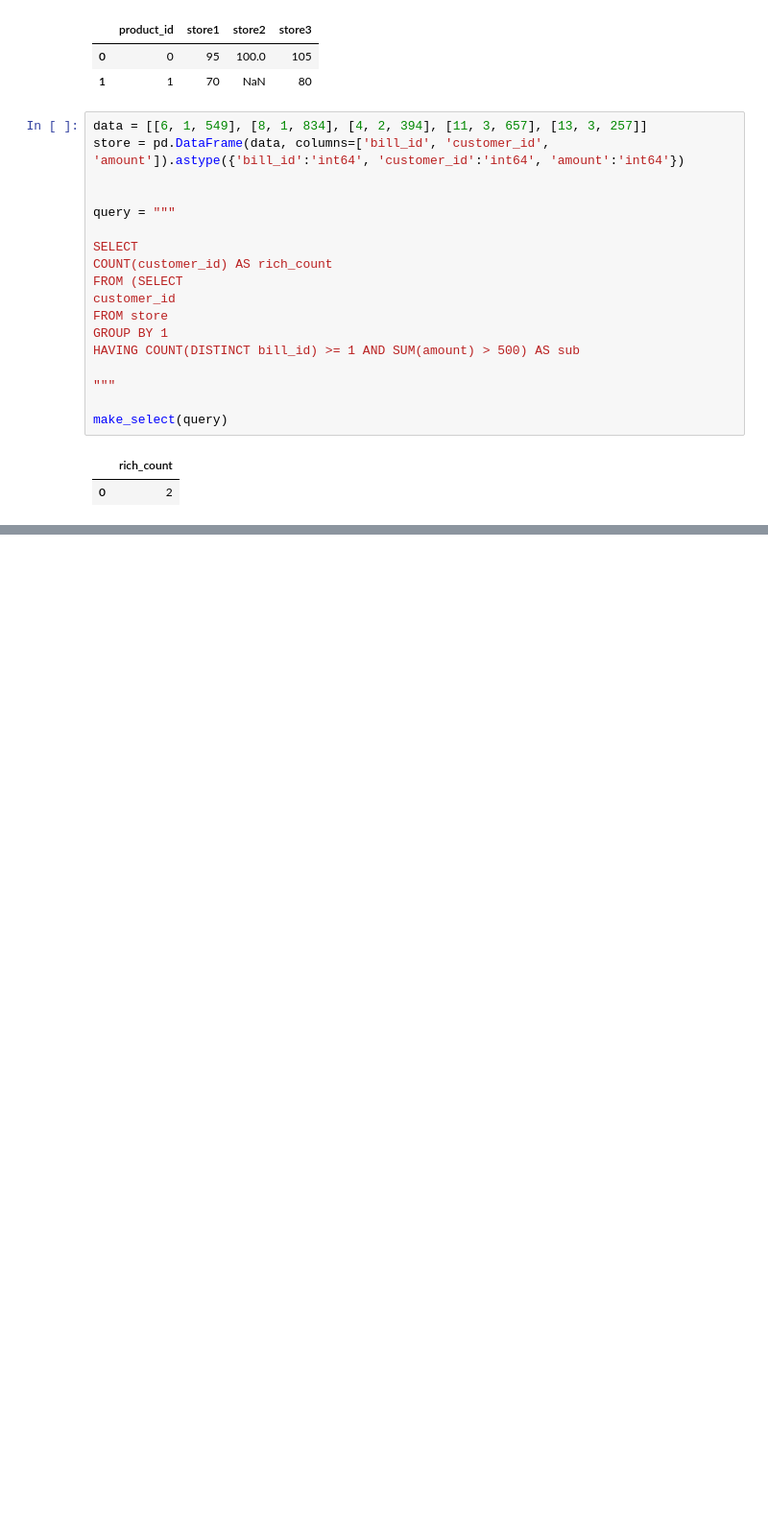
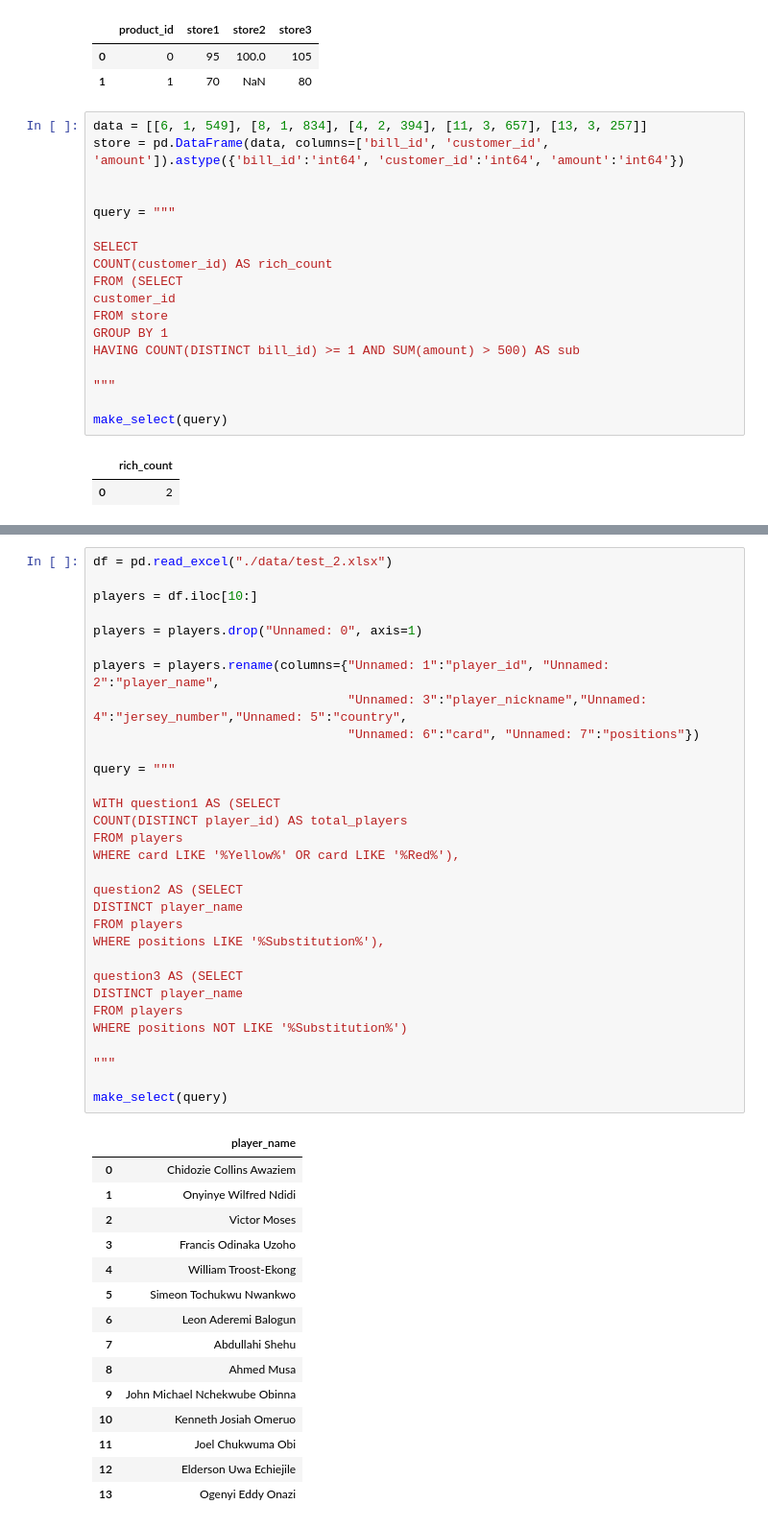
Before and after one commit to baxt1or/leetcode_database_problems, a Jupyter notebook: leetcode_sql_premium.ipynb, the cells around one changed output, grey strips where cells are left out. Shown at 96% size. Saved outputs shown, nothing was run; the diff lists cells and outputs as text; blank space fills up the shorter version.

```diff
--- a/leetcode_sql_premium.ipynb
+++ b/leetcode_sql_premium.ipynb
@@ -12351,0 +12492,47 @@ make_select(query)
+# %%
+df = pd.read_excel("./data/test_2.xlsx")
+
+players = df.iloc[10:]
+
+players = players.drop("Unnamed: 0", axis=1)
+
+players = players.rename(columns={"Unnamed: 1":"player_id", "Unnamed: 2":"player_name",
+                                  "Unnamed: 3":"player_nickname","Unnamed: 4":"jersey_number","Unnamed: 5":"country",
+                                  "Unnamed: 6":"card", "Unnamed: 7":"positions"})
+
+query = """
+
+WITH question1 AS (SELECT
+COUNT(DISTINCT player_id) AS total_players
+FROM players
+WHERE card LIKE '%Yellow%' OR card LIKE '%Red%'),
+
+question2 AS (SELECT
+DISTINCT player_name
+FROM players
+WHERE positions LIKE '%Substitution%'),
+
+question3 AS (SELECT
+DISTINCT player_name
+FROM players
+WHERE positions NOT LIKE '%Substitution%')
+
+"""
+
+make_select(query)
+# %% [output]
+|  | player_name |
+| 0 | Chidozie Collins Awaziem |
+| 1 | Onyinye Wilfred Ndidi |
+| 2 | Victor Moses |
+| 3 | Francis Odinaka Uzoho |
+| 4 | William Troost-Ekong |
+| 5 | Simeon Tochukwu Nwankwo |
+| 6 | Leon Aderemi Balogun |
+| 7 | Abdullahi Shehu |
+| 8 | Ahmed Musa |
+| 9 | John Michael Nchekwube Obinna |
+| 10 | Kenneth Josiah Omeruo |
+| 11 | Joel Chukwuma Obi |
+| 12 | Elderson Uwa Echiejile |
+| 13 | Ogenyi Eddy Onazi |
```
Also changed, not shown: parts of 5 cells of this notebook, 2 other files.
